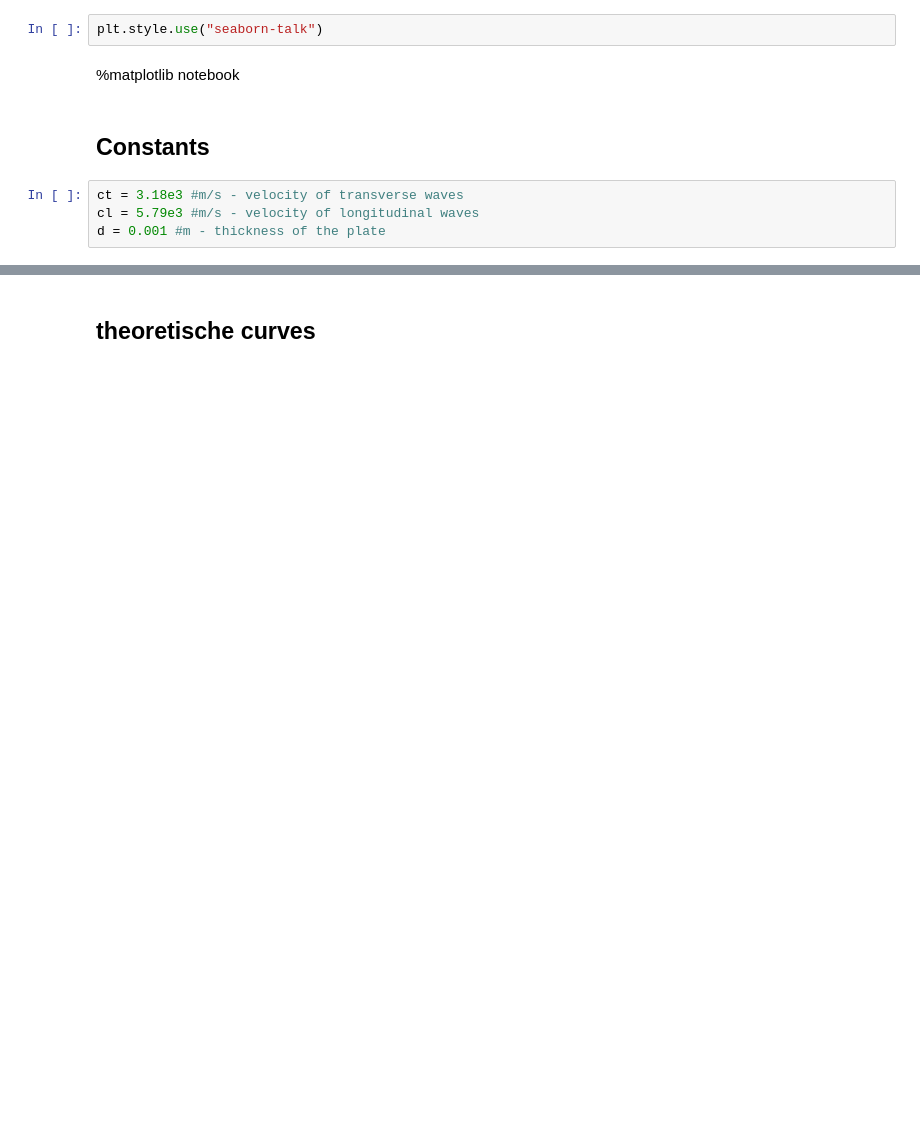
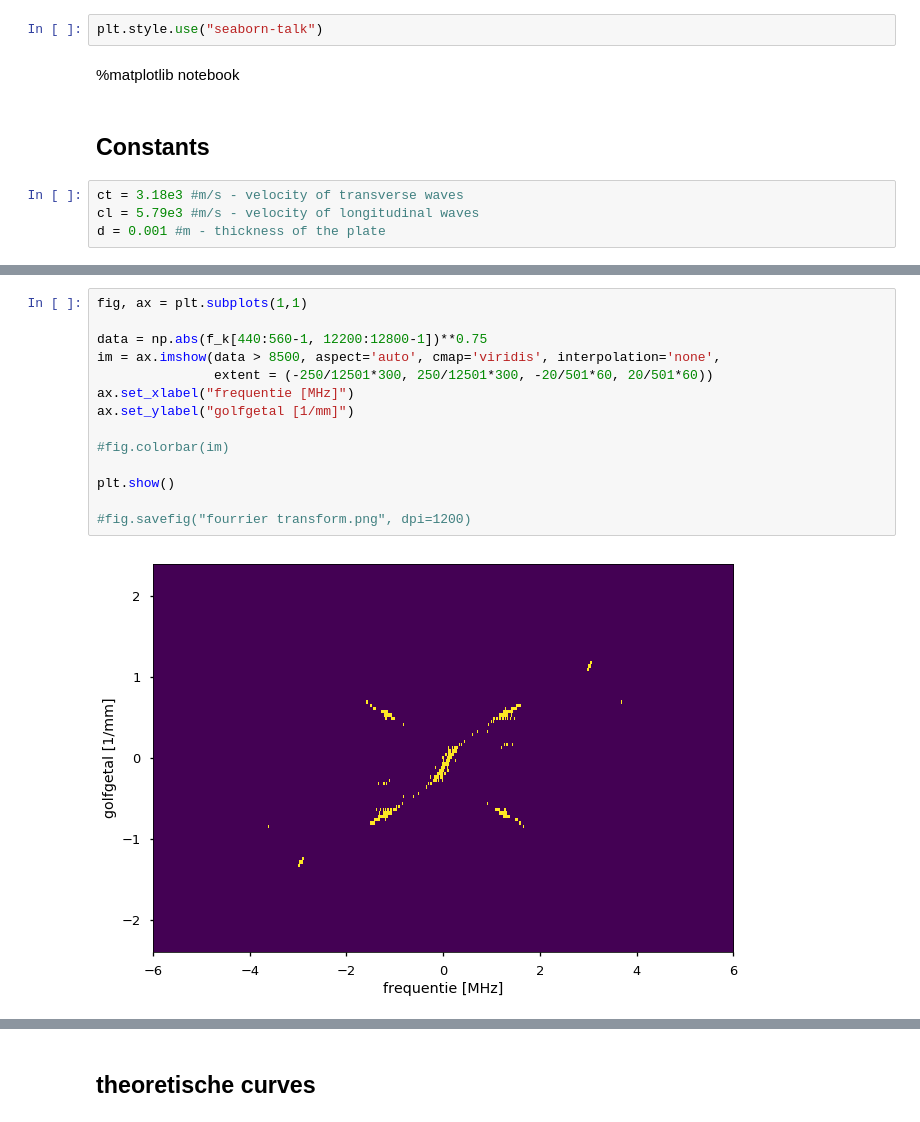
Before and after one commit to Cubedsheep/experimentele-basistechnieken, a Jupyter notebook: Lamb_Waves/Lamb-waves.ipynb, the cells around one changed output, grey strips where cells are left out. Cells and saved outputs as stored; diff of their text form; blank space fills up the shorter version.

```diff
--- a/Lamb_Waves/Lamb-waves.ipynb
+++ b/Lamb_Waves/Lamb-waves.ipynb
@@ -29,0 +110,16 @@ d = 0.001 #m - thickness of the plate
+# %%
+fig, ax = plt.subplots(1,1)
+
+data = np.abs(f_k[440:560-1, 12200:12800-1])**0.75
+im = ax.imshow(data > 8500, aspect='auto', cmap='viridis', interpolation='none',
+               extent = (-250/12501*300, 250/12501*300, -20/501*60, 20/501*60))
+ax.set_xlabel("frequentie [MHz]")
+ax.set_ylabel("golfgetal [1/mm]")
+
+#fig.colorbar(im)
+
+plt.show()
+
+#fig.savefig("fourrier transform.png", dpi=1200)
+# %% [output]
+[figure, added]
```
Also changed, not shown: parts of 35 cells of this notebook, 10 other files.
